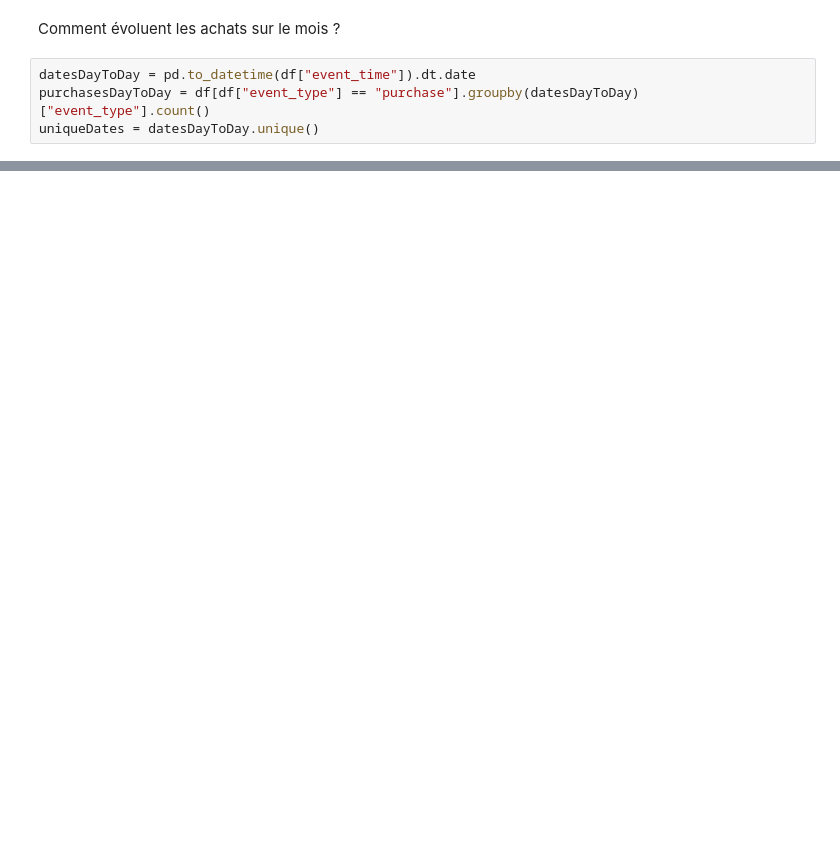
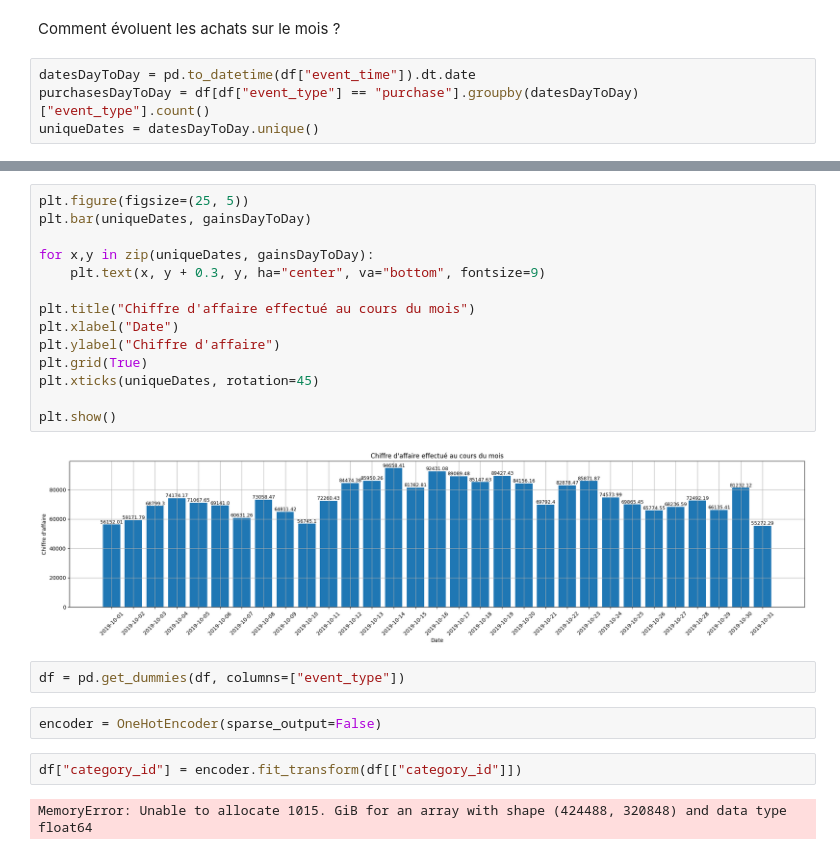
Before and after one commit to nicolas-vdn/amazing-mspr, a Jupyter notebook: data.ipynb, the cells around one changed output, grey strips where cells are left out. Saved outputs shown, nothing was run; the diff lists cells and outputs as text; blank space fills up the shorter version.

```diff
--- a/data.ipynb
+++ b/data.ipynb
@@ -126,0 +138,24 @@ plt.show()
+# %%
+plt.figure(figsize=(25, 5))
+plt.bar(uniqueDates, gainsDayToDay)
+
+for x,y in zip(uniqueDates, gainsDayToDay):
+    plt.text(x, y + 0.3, y, ha="center", va="bottom", fontsize=9)
+
+plt.title("Chiffre d'affaire effectué au cours du mois")
+plt.xlabel("Date")
+plt.ylabel("Chiffre d'affaire")
+plt.grid(True)
+plt.xticks(uniqueDates, rotation=45)
+
+plt.show()
+# %% [output]
+[figure, added]
+# %%
+df = pd.get_dummies(df, columns=["event_type"])
+# %%
+encoder = OneHotEncoder(sparse_output=False)
+# %%
+df["category_id"] = encoder.fit_transform(df[["category_id"]])
+# %% [output]
+MemoryError: Unable to allocate 1015. GiB for an array with shape (424488, 320848) and data type float64
```
Also changed, not shown: parts of 15 cells of this notebook.
